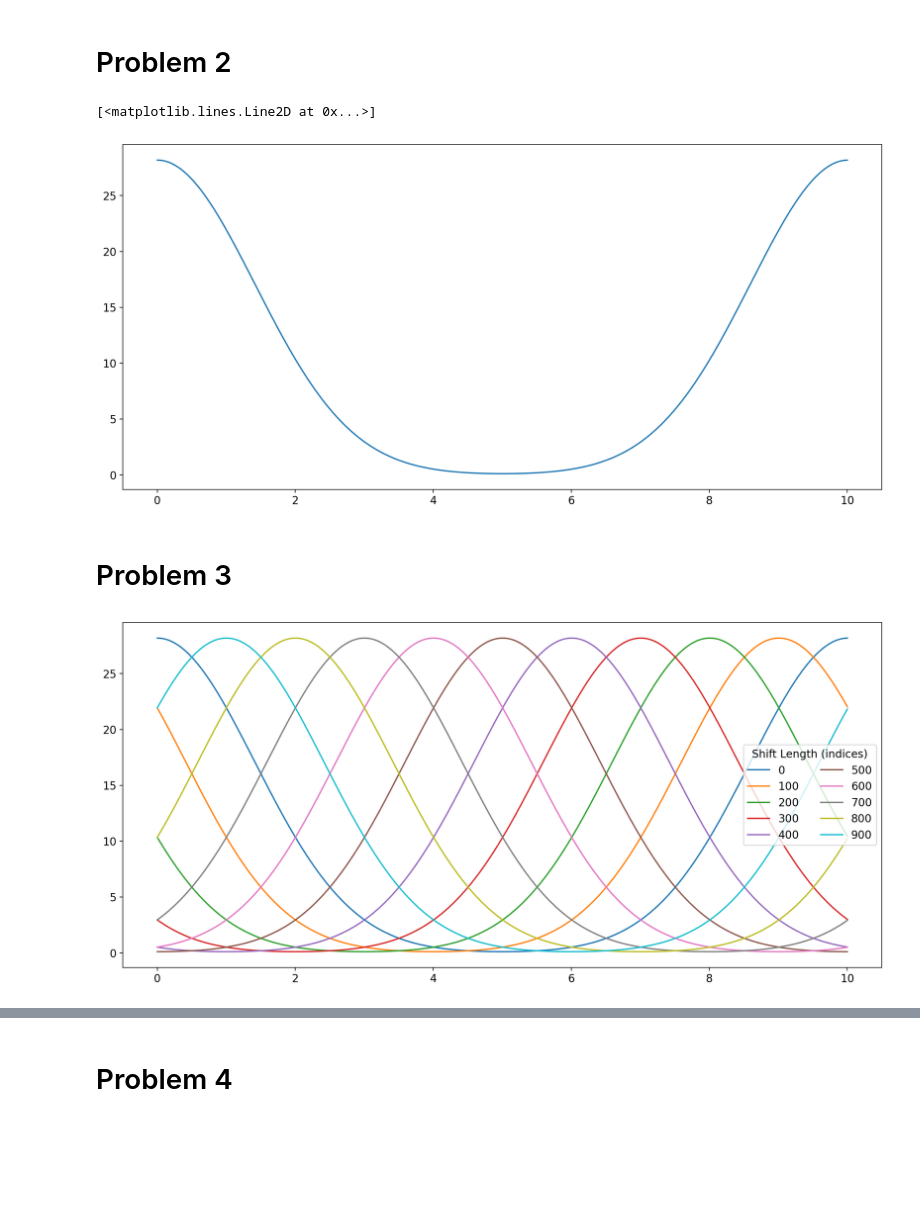
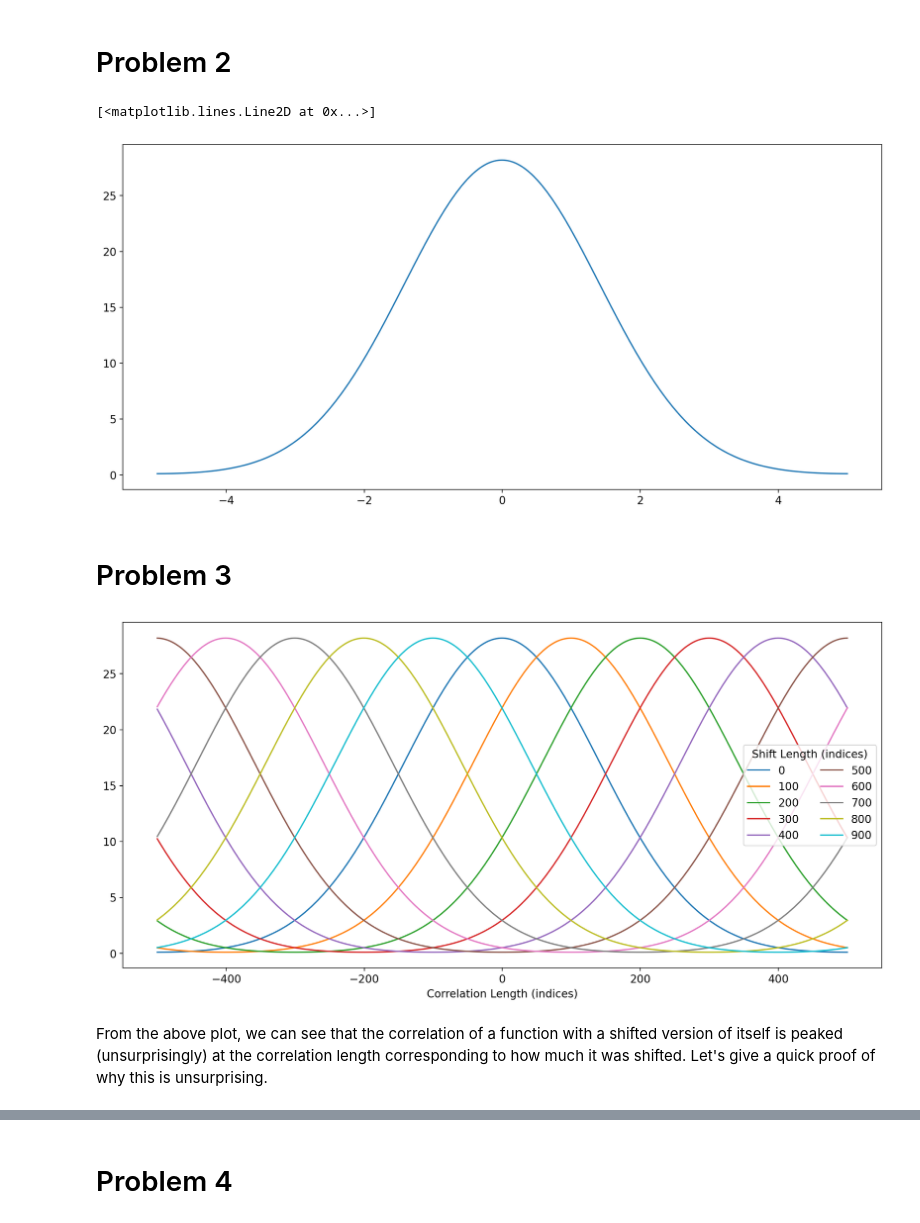
Before and after one commit to r-pascua/phys_512_f2020, a Jupyter notebook: PS4/PS4.ipynb, the cells around one changed output, grey strips where cells are left out. Drawn from its saved outputs; the diff is of its cells as text; code cells hidden in the pictures; blank space fills up the shorter version.

```diff
--- a/PS4/PS4.ipynb
+++ b/PS4/PS4.ipynb
@@ -36,15 +37,17 @@ plt.plot(xvals, shifted_gaussian)
 def correlate(arr1, arr2):
     """Calculate the correlation function for two arrays."""
     dtype = (arr1 + arr2).dtype
-    return np.fft.ifft(np.fft.fft(arr1) * np.fft.fft(arr2).conj()).astype(dtype)
+    return np.fft.ifftshift(
+        np.fft.ifft(np.fft.fft(arr1) * np.fft.fft(arr2).conj()).astype(dtype)
+    )[::-1]
 # %%
 gaussian_autocorrelation = correlate(gaussian, gaussian)
-correlation_xvals = np.linspace(0, 1, xvals.size) * (xvals.max() - xvals.min())
+correlation_xvals = np.linspace(-0.5, 0.5, xvals.size) * (xvals.max() - xvals.min())
 # %%
 plt.plot(correlation_xvals, gaussian_autocorrelation)
 # %% [output]
 [<matplotlib.lines.Line2D at 0x...>]
-[figure, old version]
+[figure, new version]
 # %% [markdown]
 # Problem 3
 # %%
@@ -61,7 +64,10 @@ gaussian_autocorrs = np.array(
 )
 # %%
 for autocorr, shift_length in zip(gaussian_autocorrs, shift_lengths):
-    plt.plot(correlation_xvals, autocorr, label=shift_length)
+    plt.plot(correlation_xvals * xvals.size / (xvals[-1] - xvals[0]), autocorr, label=shift_length)
+plt.xlabel("Correlation Length (indices)")
 plt.legend(title="Shift Length (indices)", ncol=2);
 # %% [output]
-[figure, old version]
+[figure, new version]
+# %% [markdown]
+From the above plot, we can see that the correlation of a function with a shifted version of itself is peaked (unsurprisingly) at the correlation length corresponding to how much it was shifted. Let's give a quick proof of why this is unsurprising.
```
Also changed, not shown: parts of 22 cells of this notebook.
